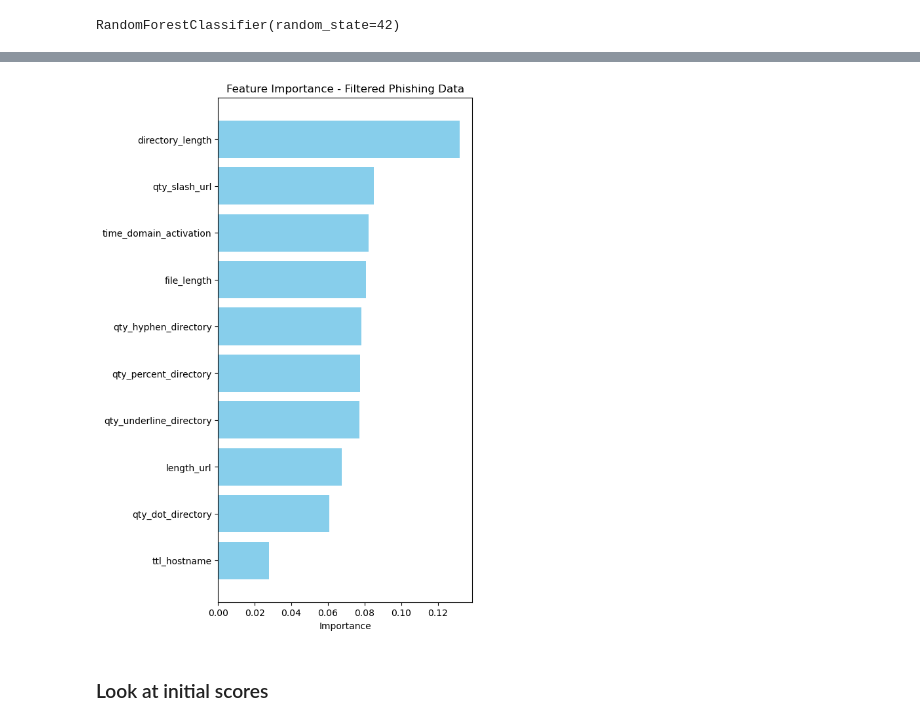
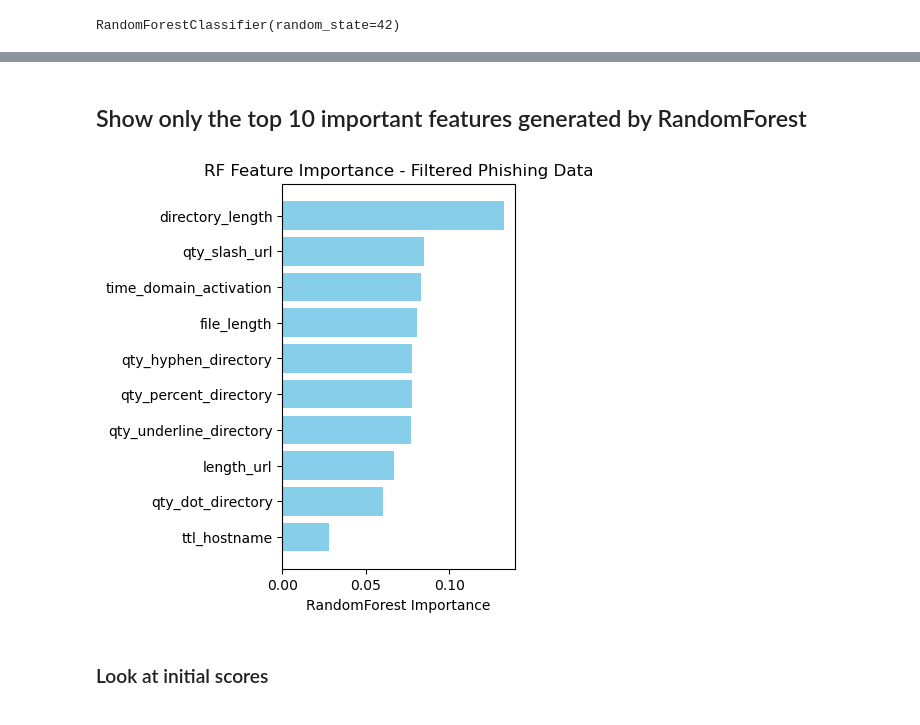
Before and after one commit to brian-campbell/ai-bootcamp-project-2, a Jupyter notebook: phishing_basic_analysis.ipynb, the cells around one changed output, grey strips where cells are left out. Saved outputs shown, nothing was run; the diff lists cells and outputs as text; code cells hidden in the pictures.

```diff
--- a/phishing_basic_analysis.ipynb
+++ b/phishing_basic_analysis.ipynb
@@ -411,21 +430,23 @@ plt.show()
+# %% [markdown]
+## Show only the top 10 important features generated by RandomForest
 # %%
 # Create a bar plot for feature importance
 #print(type(feature_importance_df["Feature"]))
 
 df_features = feature_importance_df.iloc[0:10, [0]].squeeze ()
 
 #feature_importance_df["Feature"]
 df_importances = feature_importance_df.iloc[0:10, [1]].squeeze ()
 #print (df_importances)
 
-plt.figure(figsize=(5, 10))
+plt.figure(figsize=(3, 5))
 plt.barh(df_features, df_importances, color='skyblue')
-plt.xlabel('Importance')
-plt.title('Feature Importance - Filtered Phishing Data')
+plt.xlabel('RandomForest Importance')
+plt.title('RF Feature Importance - Filtered Phishing Data')
 plt.gca().invert_yaxis()  # Invert y-axis for better visualization
 plt.show()
 # %% [output]
-[figure, old version]
+[figure, new version]
 # %% [markdown]
 ### Look at initial scores
 # %%
```
Also changed, not shown: parts of 21 cells of this notebook, 2 other files.
